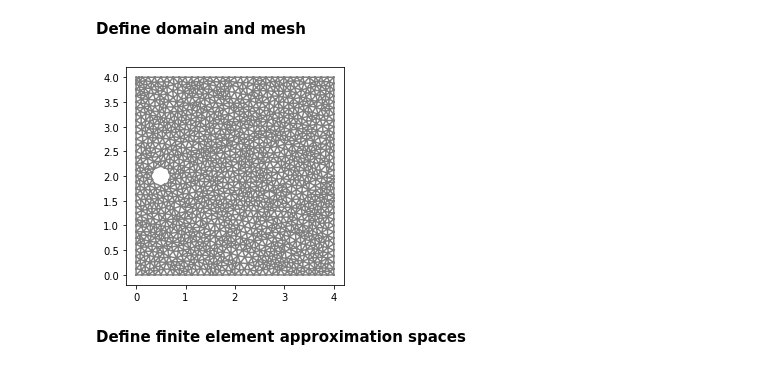
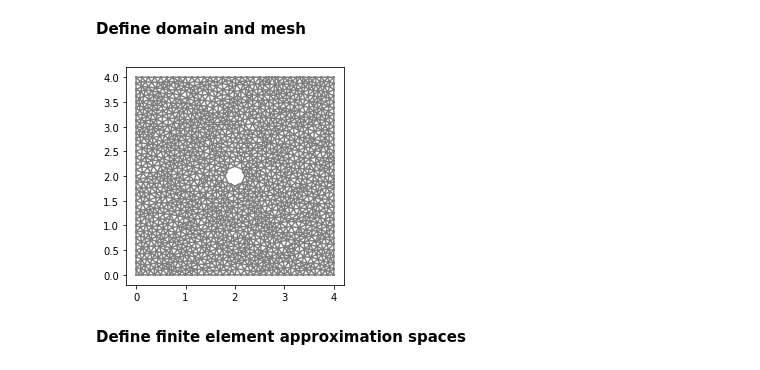
Before and after one commit to johanhoffman/DD2365-VT20, a Jupyter notebook: Lab-3/Linde-Stokes-AMR.ipynb, the cells around one changed output. Drawn from its saved outputs; the diff is of its cells as text; code cells hidden in the pictures.

```diff
--- a/Lab-3/Linde-Stokes-AMR.ipynb
+++ b/Lab-3/Linde-Stokes-AMR.ipynb
@@ -154,34 +154,34 @@ To read more about how to use similar methods for more complex problems, see e.g
 # %%
 # Define rectangular domain
 L = 4
 H = 4
 
 # Define circle
-xc = 0.5
+xc = 0.5*L
 yc = 0.5*H
 rc = 0.2
 
 # Generate mesh (examples with and without a hole in the mesh)
 resolution = 32
 #mesh = RectangleMesh(Point(0.0, 0.0), Point(L, H), L*resolution, H*resolution)
 mesh = generate_mesh(Rectangle(Point(0.0,0.0), Point(L,H)) - Circle(Point(xc,yc),rc), resolution)
 
 # Local mesh refinement (specified by a cell marker)
 init_no_levels = 0
 for i in range(0,init_no_levels):
   cell_marker = MeshFunction("bool", mesh, mesh.topology().dim())
   for cell in cells(mesh):
     cell_marker[cell] = False
     p = cell.midpoint()
     if p.distance(Point(0.5, 0.5)) < 1.0:
         cell_marker[cell] = True
   mesh = refine(mesh, cell_marker)
 
 plt.figure()
 plot(mesh)
 plt.show()
 # %% [output]
-[figure, old version]
+[figure, new version]
 # %% [markdown]
 **Define finite element approximation spaces**
 # %%
```
Also changed, not shown: parts of 3 cells of this notebook.
